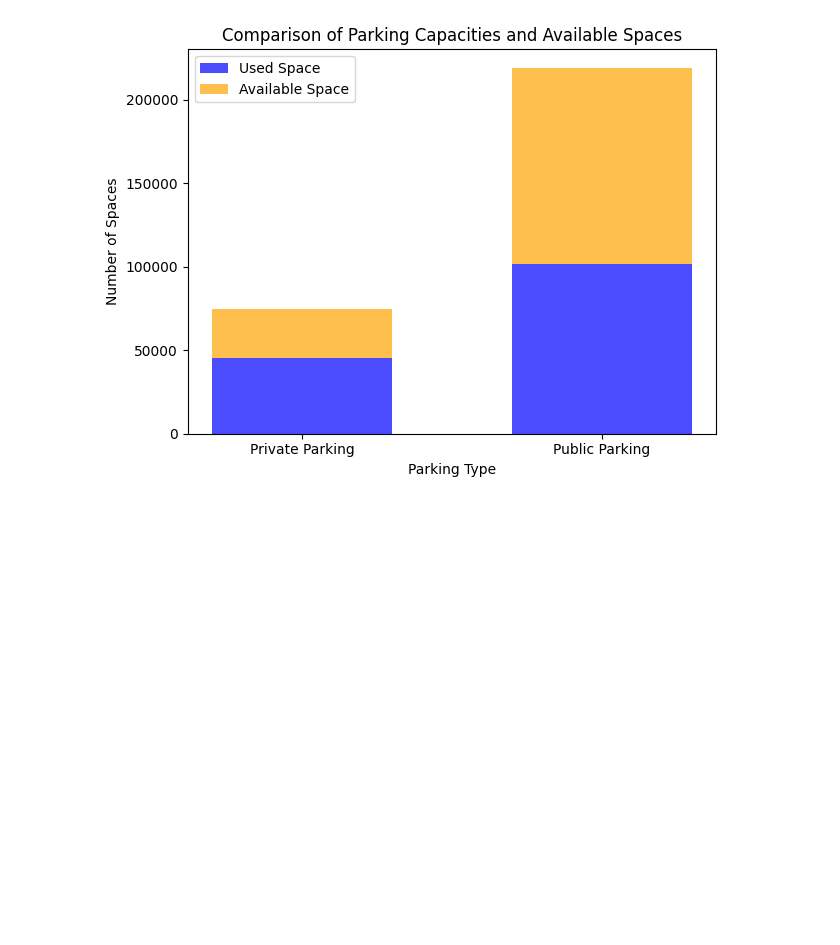
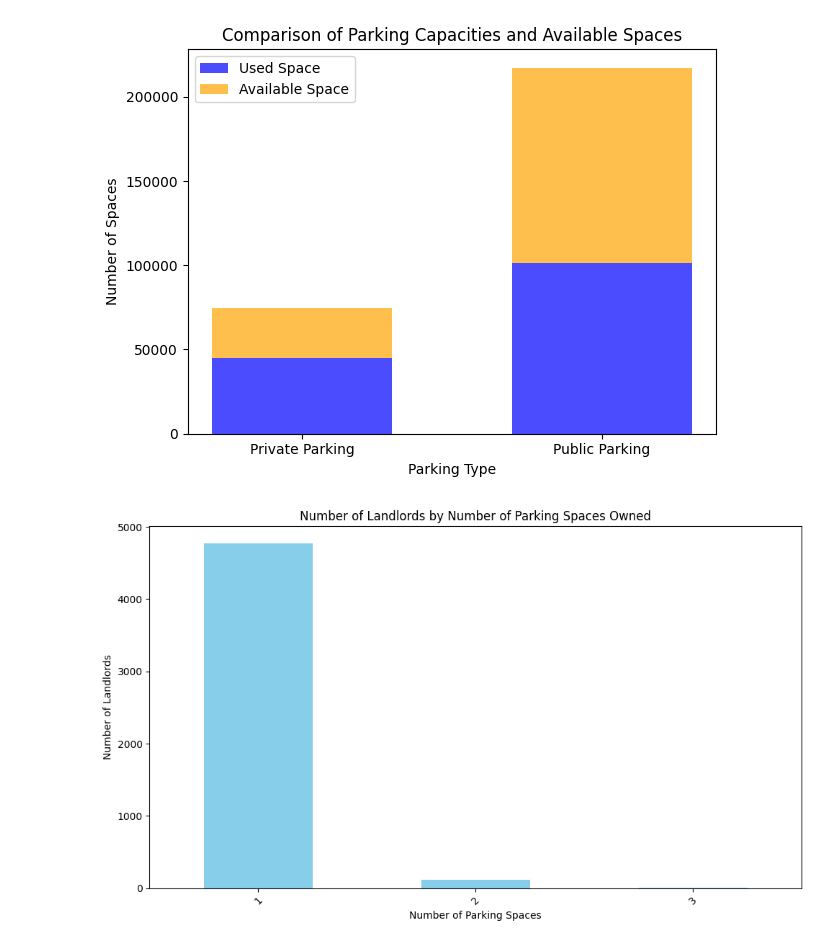
Before and after one commit to Vae2002/AML-WDB-Sem5, a Jupyter notebook: EDA.ipynb, the cells around one changed output. Drawn from its saved outputs; the diff is of its cells as text; code cells hidden in the pictures; blank space fills up the shorter version.

```diff
--- a/EDA.ipynb
+++ b/EDA.ipynb
@@ -179,6 +179,21 @@ plt.tight_layout()
 plt.show()
 # %% [output]
 [figure]
+# %%
+# Group by the number of parking spaces per landlord and count the number of landlords
+landlords_by_parking_spaces = landlord_data.groupby('landlord_id').size().value_counts()
+
+# Plot the bar chart
+plt.figure(figsize=(10, 6))
+landlords_by_parking_spaces.sort_index().plot(kind='bar', color='skyblue')
+plt.title('Number of Landlords by Number of Parking Spaces Owned')
+plt.xlabel('Number of Parking Spaces')
+plt.ylabel('Number of Landlords')
+plt.xticks(rotation=45)
+plt.tight_layout()
+plt.show()
+# %% [output]
+[figure, added]
 # %%
 daily_bookings = history_data.groupby(history_data['datetime'].dt.date).size()
 
```
Also changed, not shown: parts of 18 cells of this notebook, 11 other files.
